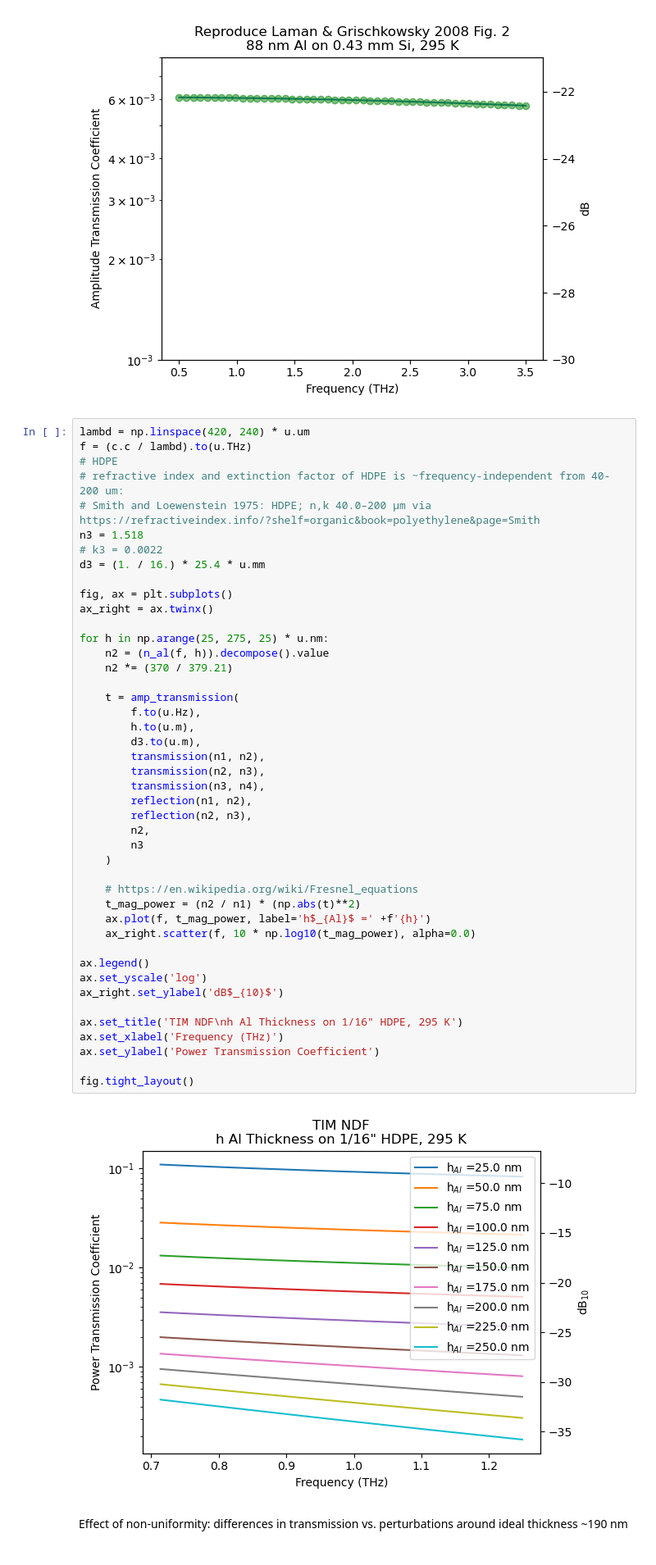
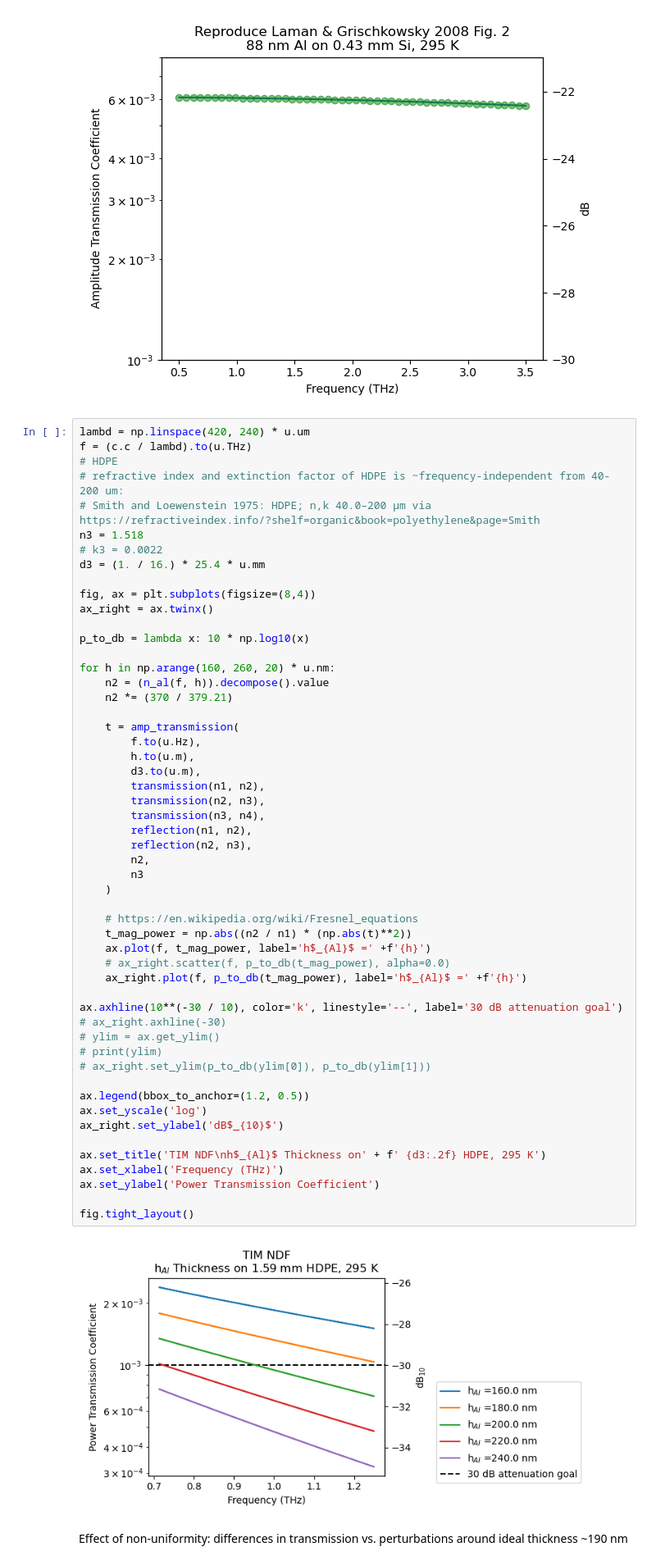
Before and after one commit to tim-balloon/tim-memos, a Jupyter notebook: ndf_calcs/al_transmission.ipynb, the cells around one changed output. Shown at 82% size. Cells and saved outputs as stored; diff of their text form.

```diff
--- a/ndf_calcs/al_transmission.ipynb
+++ b/ndf_calcs/al_transmission.ipynb
@@ -107,42 +113,51 @@ n3 = 1.518
 # k3 = 0.0022
 d3 = (1. / 16.) * 25.4 * u.mm
 
-fig, ax = plt.subplots()
+fig, ax = plt.subplots(figsize=(8,4))
 ax_right = ax.twinx()
 
-for h in np.arange(25, 275, 25) * u.nm:
+p_to_db = lambda x: 10 * np.log10(x)
+
+for h in np.arange(160, 260, 20) * u.nm:
     n2 = (n_al(f, h)).decompose().value
     n2 *= (370 / 379.21)
 
     t = amp_transmission(
         f.to(u.Hz),
         h.to(u.m),
         d3.to(u.m),
         transmission(n1, n2),
         transmission(n2, n3),
         transmission(n3, n4),
         reflection(n1, n2),
         reflection(n2, n3),
         n2,
         n3
     )
 
     # https://en.wikipedia.org/wiki/Fresnel_equations
-    t_mag_power = (n2 / n1) * (np.abs(t)**2)
+    t_mag_power = np.abs((n2 / n1) * (np.abs(t)**2))
     ax.plot(f, t_mag_power, label='h$_{Al}$ =' +f'{h}')
-    ax_right.scatter(f, 10 * np.log10(t_mag_power), alpha=0.0)
+    # ax_right.scatter(f, p_to_db(t_mag_power), alpha=0.0)
+    ax_right.plot(f, p_to_db(t_mag_power), label='h$_{Al}$ =' +f'{h}')
 
-ax.legend()
+ax.axhline(10**(-30 / 10), color='k', linestyle='--', label='30 dB attenuation goal')
+# ax_right.axhline(-30)
+# ylim = ax.get_ylim()
+# print(ylim)
+# ax_right.set_ylim(p_to_db(ylim[0]), p_to_db(ylim[1]))
+
+ax.legend(bbox_to_anchor=(1.2, 0.5))
 ax.set_yscale('log')
 ax_right.set_ylabel('dB$_{10}$')
 
-ax.set_title('TIM NDF\nh Al Thickness on 1/16" HDPE, 295 K')
+ax.set_title('TIM NDF\nh$_{Al}$ Thickness on' + f' {d3:.2f} HDPE, 295 K')
 ax.set_xlabel('Frequency (THz)')
 ax.set_ylabel('Power Transmission Coefficient')
 
 fig.tight_layout()
 # %% [output]
-[figure, old version]
+[figure, new version]
 # %% [markdown]
 Effect of non-uniformity: differences in transmission vs. perturbations around ideal thickness ~190 nm
 # %%
```
Also changed, not shown: parts of 6 cells of this notebook, 1 other file.
